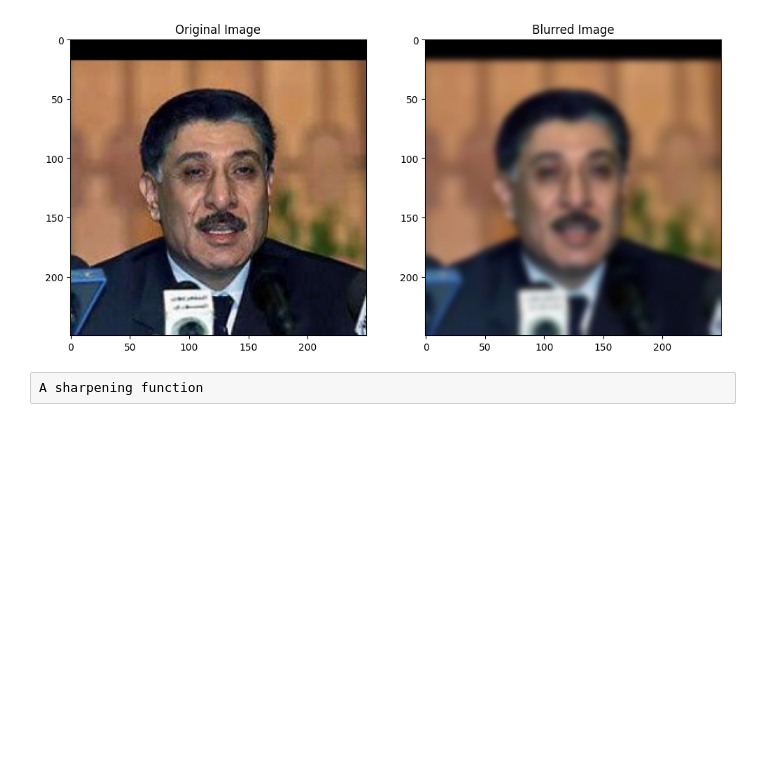
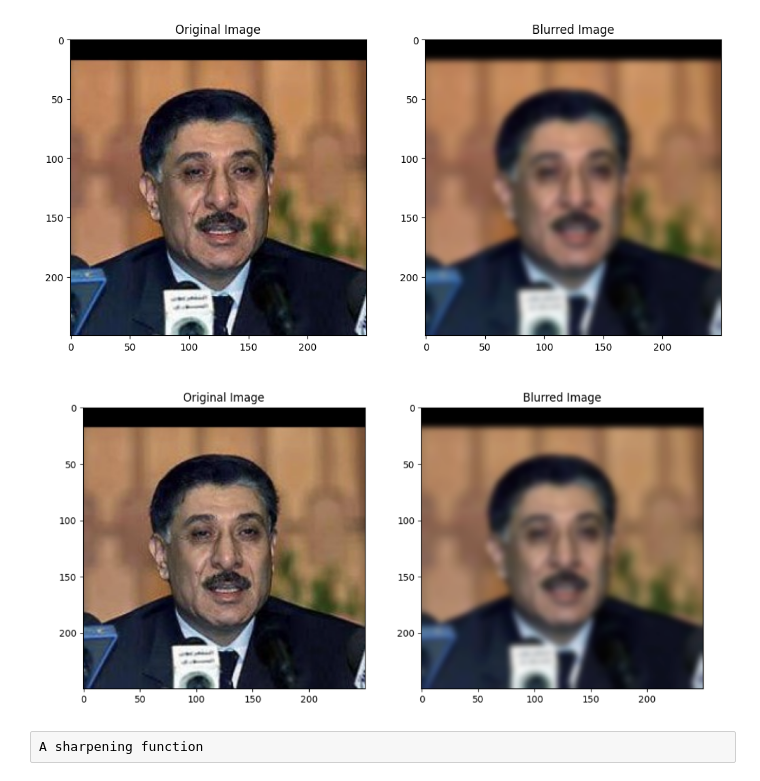
Before and after one commit to vastafi/AI_Labs, a Jupyter notebook: 5.OpenCV/L5_Astafi_Valentina.ipynb, the cells around one changed output. Saved outputs shown, nothing was run; the diff lists cells and outputs as text; code cells hidden in the pictures; blank space fills up the shorter version.

```diff
--- a/5.OpenCV/L5_Astafi_Valentina.ipynb
+++ b/5.OpenCV/L5_Astafi_Valentina.ipynb
@@ -40,6 +41,10 @@ def blur_image(input_path, output_path=None, kernel_size=(3, 3), sigmaX=20):
 blur_image(image_path, output_path='/Users/astafivalentina/PycharmProjects/AILabs/5.OpenCV/image_tasks/image_task_1_blurred.jpg', kernel_size=(15, 15), sigmaX=0)
 # %% [output]
 [figure]
+# %%
+Image(filename="./results/1.png")
+# %% [output]
+[figure, added]
 # %% [raw]
 A sharpening function
 # %%
```
Also changed, not shown: parts of 12 cells of this notebook, 5 other files.
